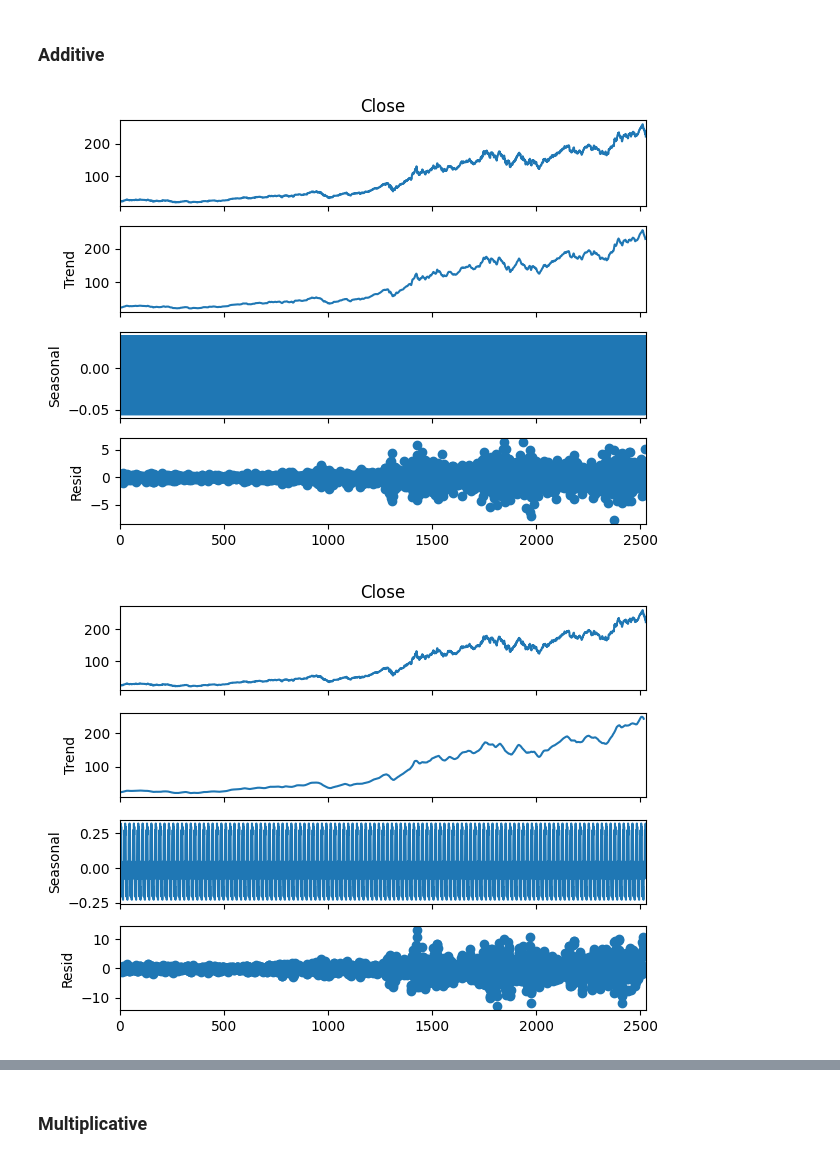
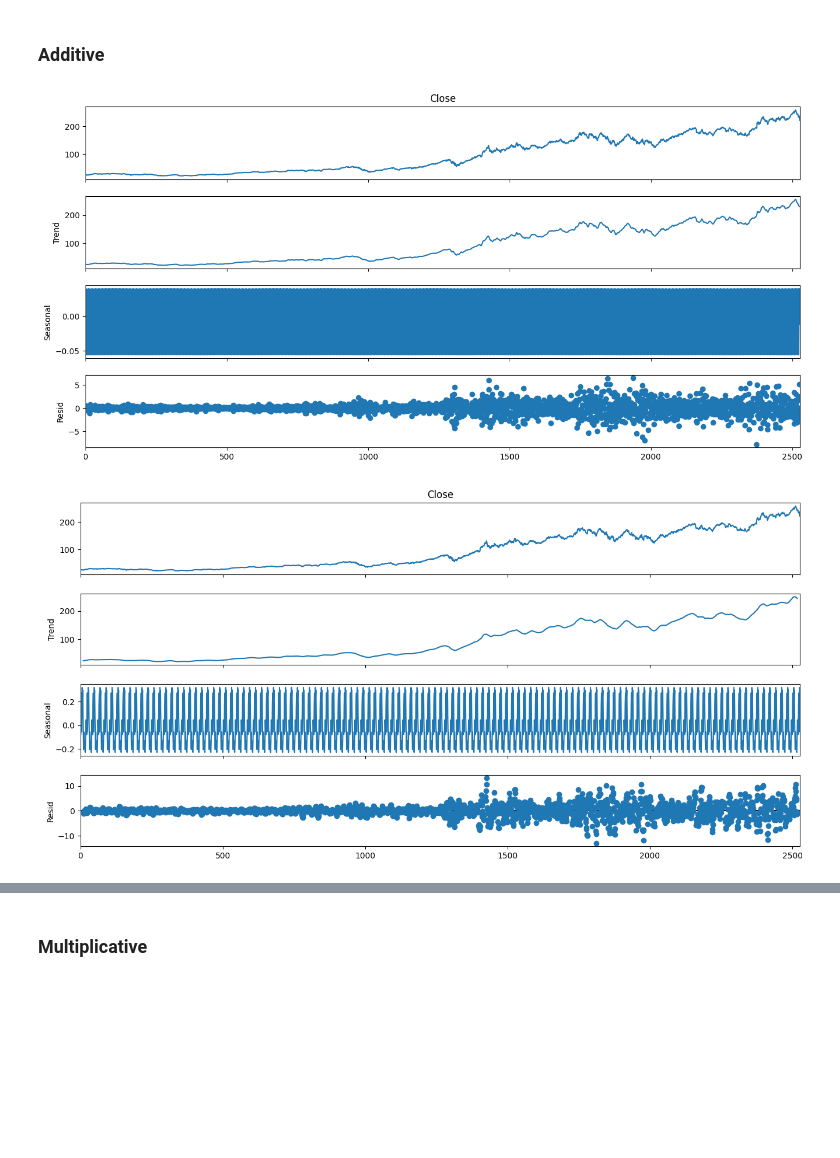
Before and after one commit to nismafaaa/clear-stocks-frontend, a Jupyter notebook: notebook/hybrid_model.ipynb, the cells around one changed output, grey strips where cells are left out. Drawn from its saved outputs; the diff is of its cells as text; code cells hidden in the pictures; blank space fills up the shorter version.

Commit message:
Update modelling_test.ipynb

```diff
--- a/notebook/hybrid_model.ipynb
+++ b/notebook/hybrid_model.ipynb
@@ -78,15 +78,15 @@ df_aapl.head()
 ### Additive
 # %%
 # Periode = 21
-dec = sm.tsa.seasonal_decompose(df_aapl['Close'], period=5, model='additive').plot()
+dec = sm.tsa.seasonal_decompose(df_aapl['Close'], period=5, model='additive').plot().set_size_inches(15,7)
 plt.show()
 # %% [output]
-[figure, old version]
+[figure, new version]
 # %%
 # Periode = 21
-dec = sm.tsa.seasonal_decompose(df_aapl['Close'], period=21, model='additive').plot()
+dec = sm.tsa.seasonal_decompose(df_aapl['Close'], period=21, model='additive').plot().set_size_inches(15,7)
 plt.show()
 # %% [output]
-[figure, old version]
+[figure, new version]
 # %%
 # Periode = 252
```
Also changed, not shown: parts of 19 cells of this notebook.
